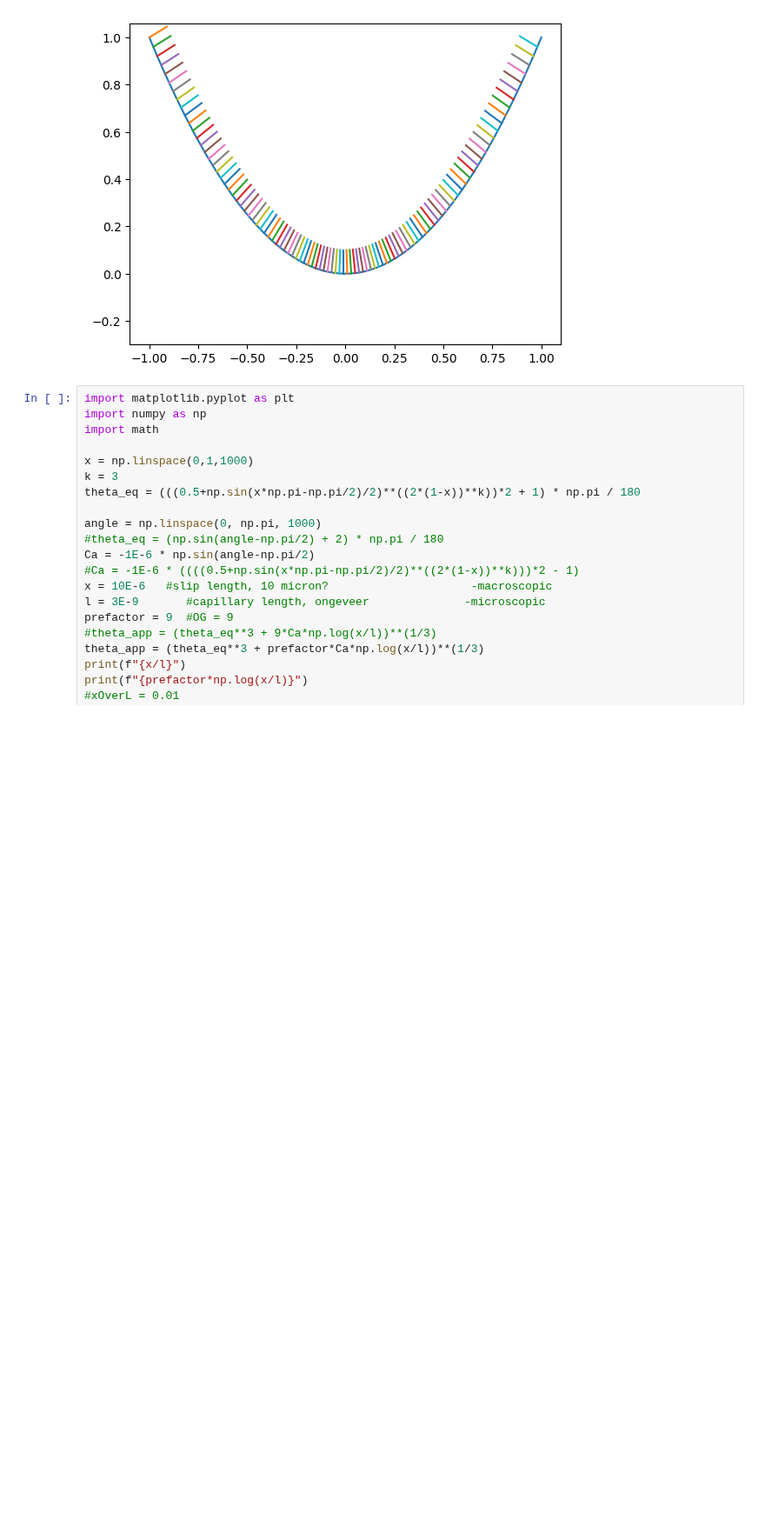
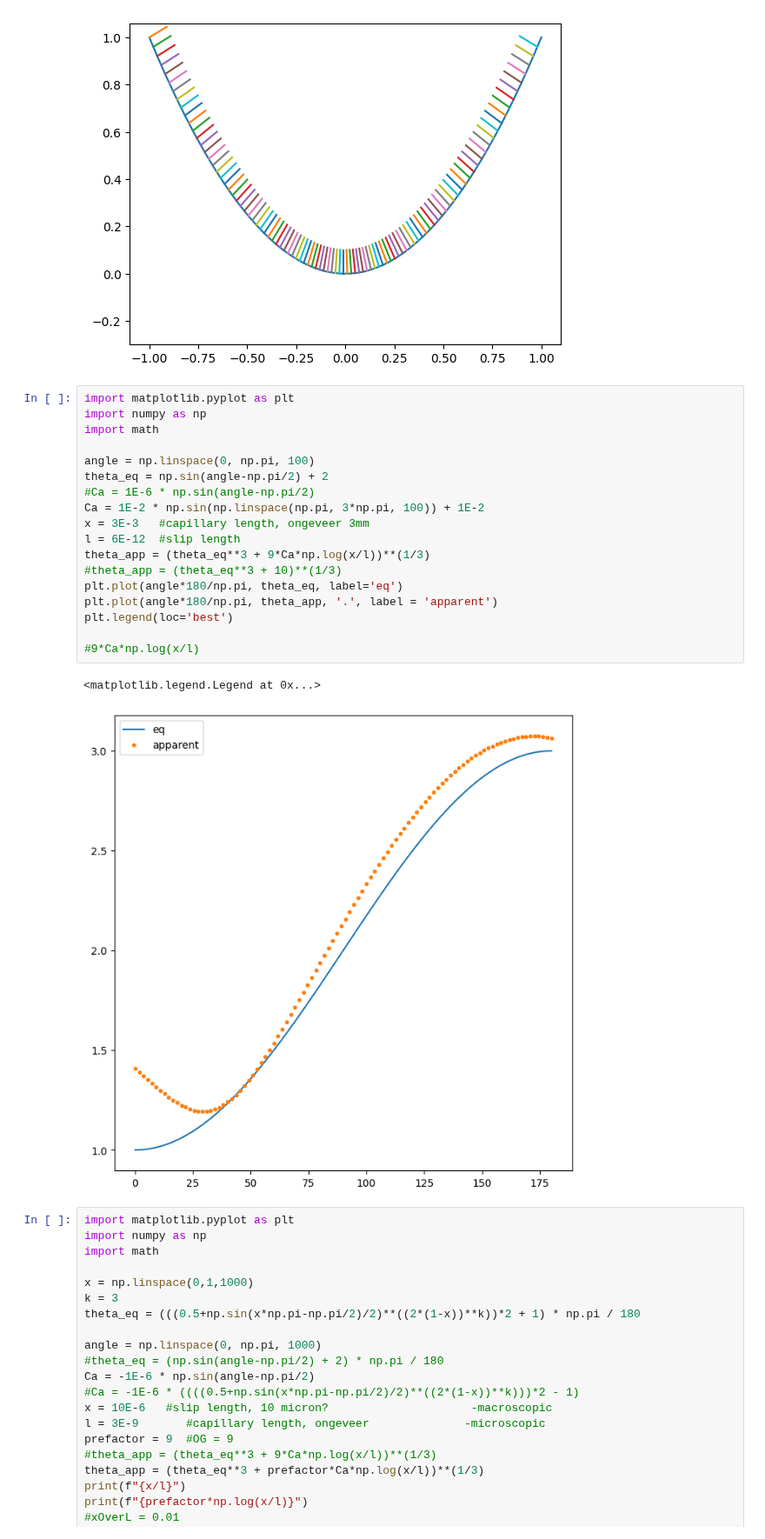
Before and after one commit to Sjendieee/InterferometryPython, a Jupyter notebook: Testing.ipynb, the cells around one changed output. Shown at 87% size. Drawn from its saved outputs; the diff is of its cells as text; blank space fills up the shorter version.

```diff
--- a/Testing.ipynb
+++ b/Testing.ipynb
@@ -236,6 +236,27 @@ get_normals()
 plt.show()
 # %% [output]
 [figure]
+# %%
+import matplotlib.pyplot as plt
+import numpy as np
+import math
+
+angle = np.linspace(0, np.pi, 100)
+theta_eq = np.sin(angle-np.pi/2) + 2
+#Ca = 1E-6 * np.sin(angle-np.pi/2)
+Ca = 1E-2 * np.sin(np.linspace(np.pi, 3*np.pi, 100)) + 1E-2
+x = 3E-3   #capillary length, ongeveer 3mm
+l = 6E-12  #slip length
+theta_app = (theta_eq**3 + 9*Ca*np.log(x/l))**(1/3)
+#theta_app = (theta_eq**3 + 10)**(1/3)
+plt.plot(angle*180/np.pi, theta_eq, label='eq')
+plt.plot(angle*180/np.pi, theta_app, '.', label = 'apparent')
+plt.legend(loc='best')
+
+#9*Ca*np.log(x/l)
+# %% [output]
+<matplotlib.legend.Legend at 0x...>
+[figure, added]
 # %%
 import matplotlib.pyplot as plt
 import numpy as np
```
Also changed, not shown: 2 other files.
